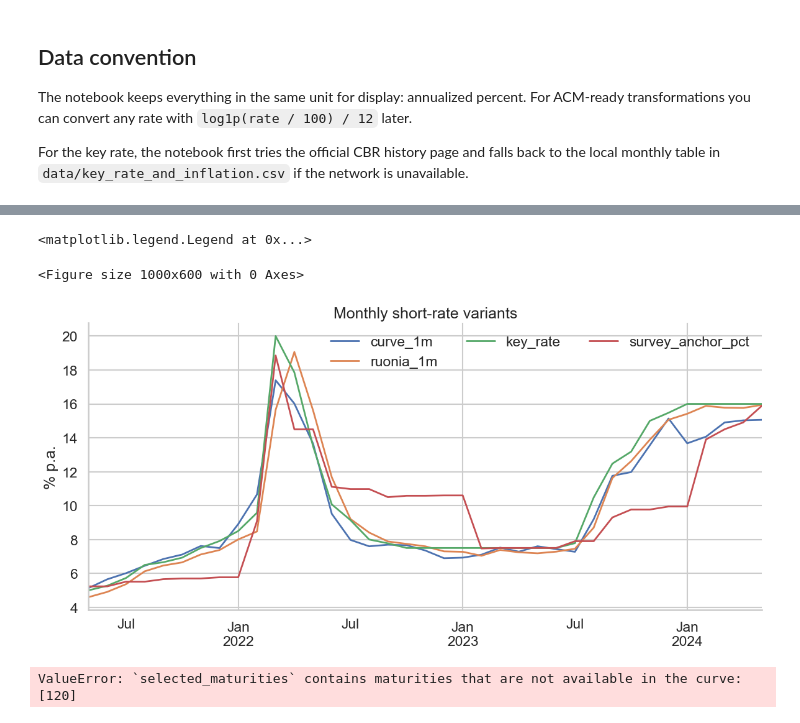
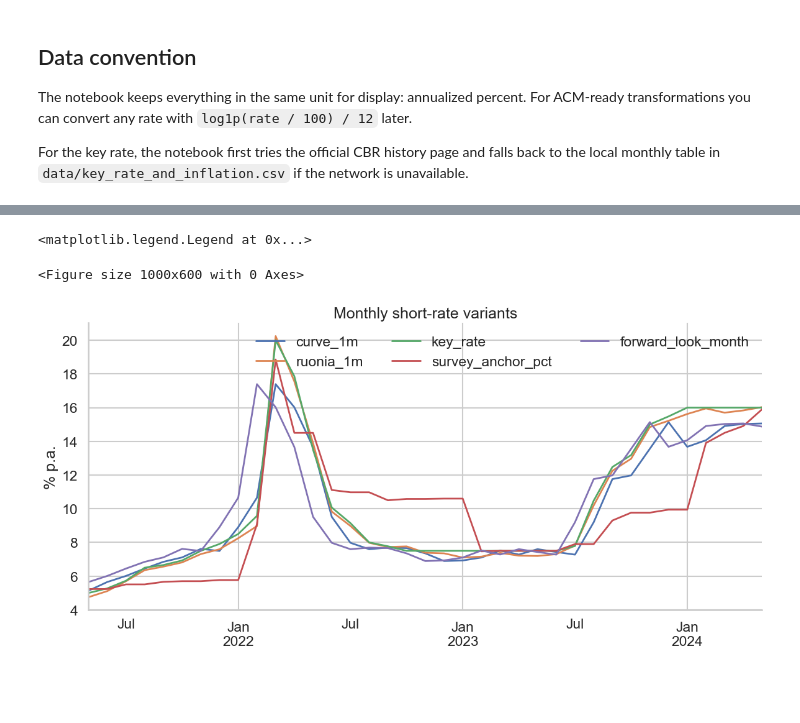
Before and after one commit to Codebuller/term_premium, a Jupyter notebook: different_short_rate.ipynb, the cells around one changed output, grey strips where cells are left out. Saved outputs shown, nothing was run; the diff lists cells and outputs as text; code cells hidden in the pictures; blank space fills up the shorter version.

```diff
--- a/different_short_rate.ipynb
+++ b/different_short_rate.ipynb
@@ -175,8 +155,8 @@ curve_daily_1m = curve_daily_1m.loc[START_DATE:END_DATE]
 curve_monthly_1m = monthly_curve.set_index('month_end')['M001'].rename('curve_1m')
 ruonia_monthly_1m = ruonia_monthly['ruonia_1m_pct'].rename('ruonia_1m')
 key_rate_monthly_mean = key_rate_daily["key_rate"].resample('M').mean().rename('key_rate')
-
-monthly_frame = pd.concat([curve_monthly_1m, ruonia_monthly_1m, key_rate_monthly_mean, survey_anchor_monthly_pct], axis=1)
+forward_look_month = curve_monthly_1m.shift(-1).rename("forward_look_month")
+monthly_frame = pd.concat([curve_monthly_1m, ruonia_monthly_1m, key_rate_monthly_mean, survey_anchor_monthly_pct, forward_look_month], axis=1)
 monthly_frame = monthly_frame.loc[START_DATE:END_DATE].dropna(how='any')
 # %%
 plt.figure()
@@ -196,15 +176,15 @@ cb_tp_book = cb_tp_book_df['tp'].loc[START_DATE : END_DATE]
 cb_tp = cb_tp_df[cb_tp_df['tenor_years']==10.0]['tp'].loc[START_DATE : END_DATE]
 # %%
 plt.figure(figsize=(10,6))
-columns = ['curve_1m', 'ruonia_1m', 'key_rate', 'survey_anchor_pct']
+columns = ['curve_1m', 'ruonia_1m', 'key_rate', 'survey_anchor_pct', 'forward_look_month']
 monthly_frame[columns].plot( lw=2)
 plt.title('Monthly short-rate variants')
 plt.ylabel('% p.a.')
 plt.legend(frameon=False, ncol=3)
 # %% [output]
 <matplotlib.legend.Legend at 0x...>
 <Figure size 1000x600 with 0 Axes>
-[figure, old version]
+[figure, new version]
 # %%
 selected_maturities = [3, 6, 12, 24, 36, 48, 60, 72, 84, 96, 108, 120]
 n_factors = 5
@@ -220,6 +200,7 @@ monthly = {
     "curve_1m": curve_monthly_1m,
     "ruonia_1m": ruonia_monthly_1m,
     "key_rate_month_mean": key_rate_monthly_mean,
+    "forward_look_month": forward_look_month
 }
 
 survey = run_acm_model(
@@ -250,8 +231,6 @@ for name, proxy in monthly.items():
         n_factors=n_factors,
         curve=monthly_curve,
     )
-# %% [output]
-ValueError: `selected_maturities` contains maturities that are not available in the curve: [120]
 # %%
 plt.figure()
 plt.title("Daily Term Premium M120")
```
Also changed, not shown: parts of 4 cells of this notebook, 7 other files.
